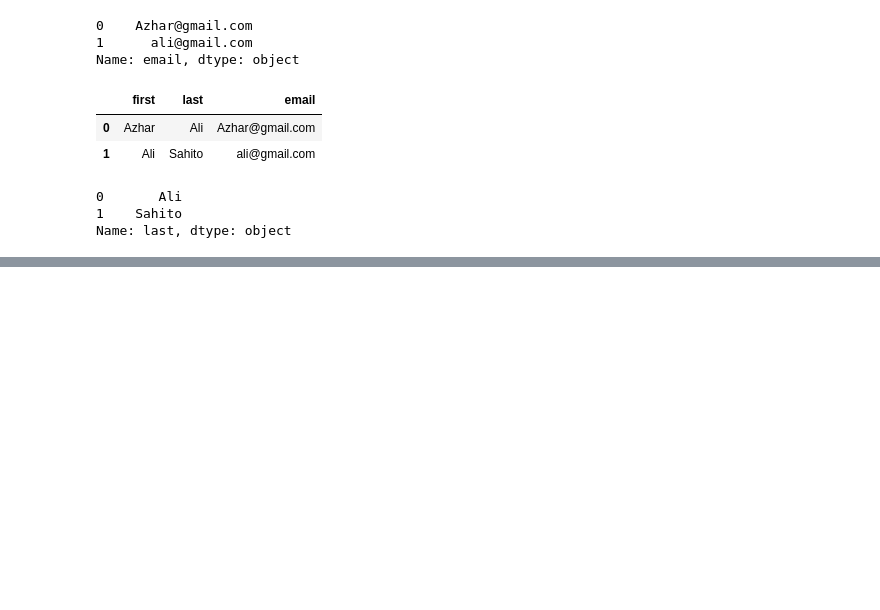
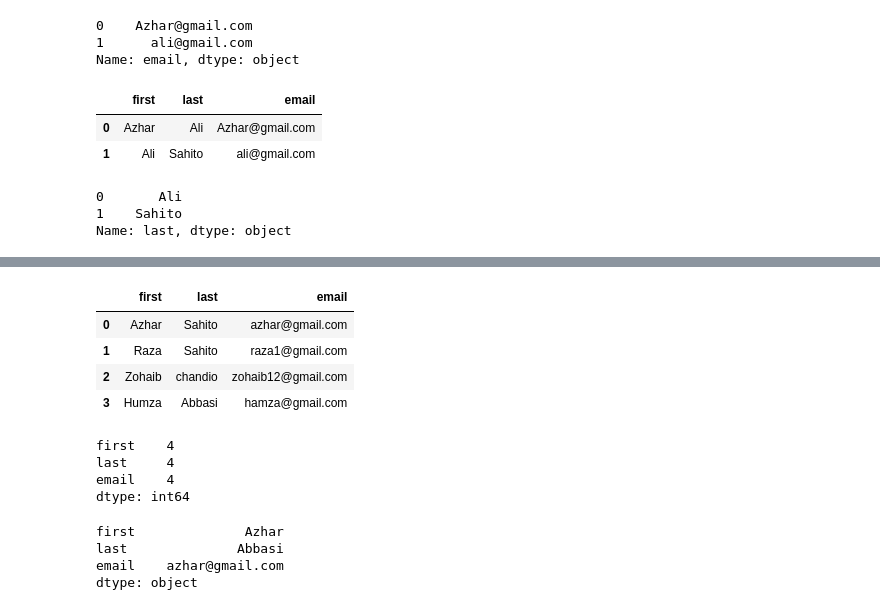
Before and after one commit to Asghar267/100DaysOfCodePython_Reboot_2.0, a Jupyter notebook: Day_18_pandas.ipynb, the cells around one changed output, grey strips where cells are left out. Saved outputs shown, nothing was run; the diff lists cells and outputs as text; code cells hidden in the pictures; blank space fills up the shorter version.

```diff
--- a/Day_18_pandas.ipynb
+++ b/Day_18_pandas.ipynb
@@ -183,0 +196,24 @@ df
+# %%
+df['email'] = df['email'].apply(lambda x: x.lower())
+df
+# %% [output]
+|  | first | last | email |
+| 0 | Azhar | Sahito | azhar@gmail.com |
+| 1 | Raza | Sahito | raza1@gmail.com |
+| 2 | Zohaib | chandio | zohaib12@gmail.com |
+| 3 | Humza | Abbasi | hamza@gmail.com |
+# %%
+df.apply(len) # gives values in row
+# %% [output]
+first    4
+last     4
+email    4
+dtype: int64
+# %%
+df.apply(pd.Series.min) # finding minimum value both method work same
+# df.apply(lambda x : x.min())
+# %% [output]
+first              Azhar
+last              Abbasi
+email    azhar@gmail.com
+dtype: object
```
Also changed, not shown: parts of 41 cells of this notebook.
